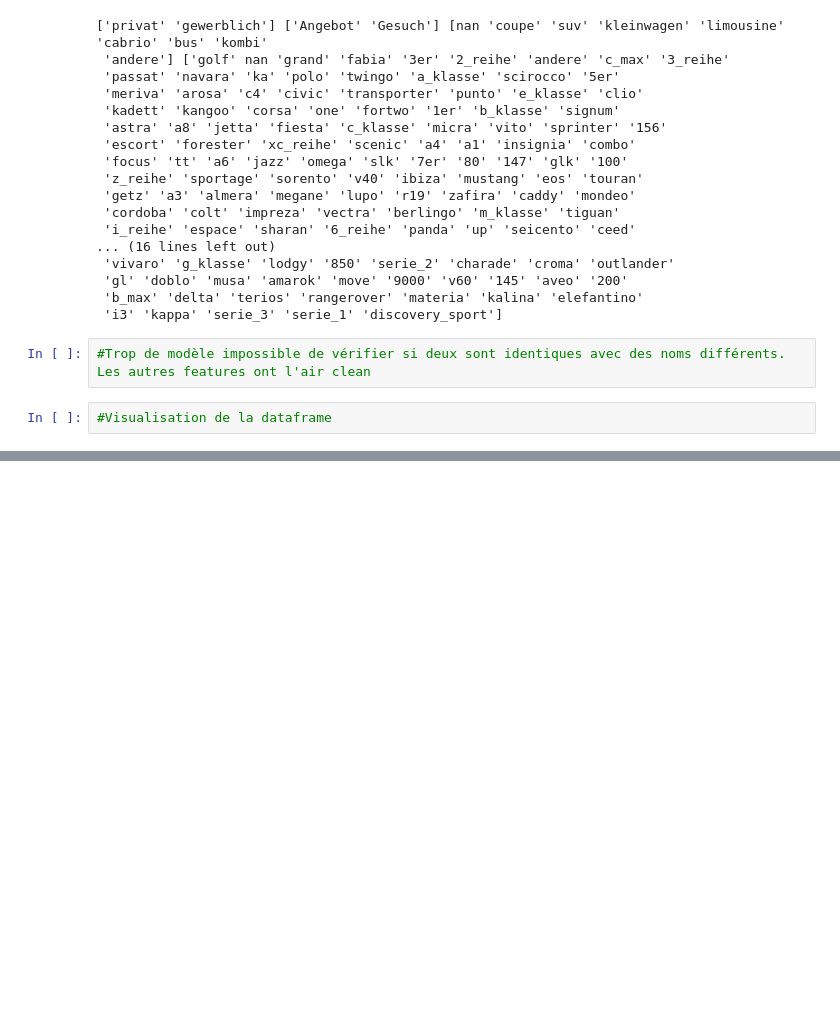
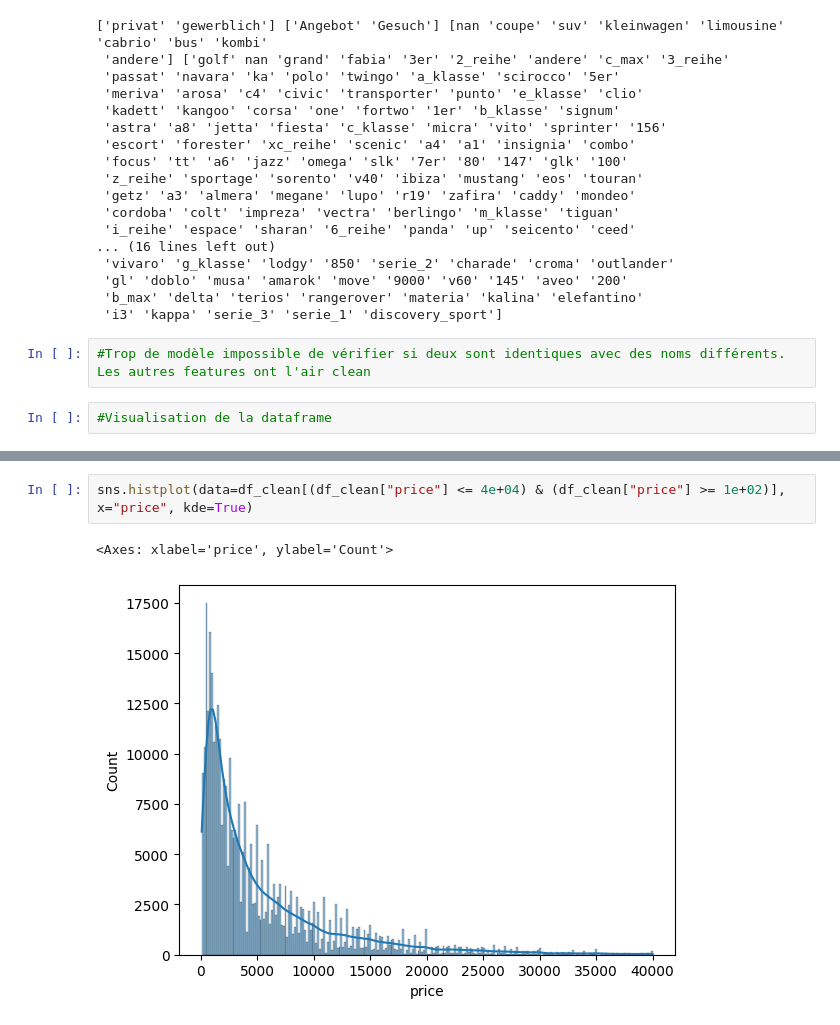
Before and after one commit to BaptisteLeroux/Deloitte, a Jupyter notebook: main.ipynb, the cells around one changed output, grey strips where cells are left out. Cells and saved outputs as stored; diff of their text form; blank space fills up the shorter version.

```diff
--- a/main.ipynb
+++ b/main.ipynb
@@ -155,0 +213,5 @@ print(df_clean.seller.unique(), df_clean.offerType.unique(), df_clean.vehicleTyp
+# %%
+sns.histplot(data=df_clean[(df_clean["price"] <= 4e+04) & (df_clean["price"] >= 1e+02)], x="price", kde=True)
+# %% [output]
+<Axes: xlabel='price', ylabel='Count'>
+[figure, added]
```
Also changed, not shown: parts of 7 cells of this notebook.
